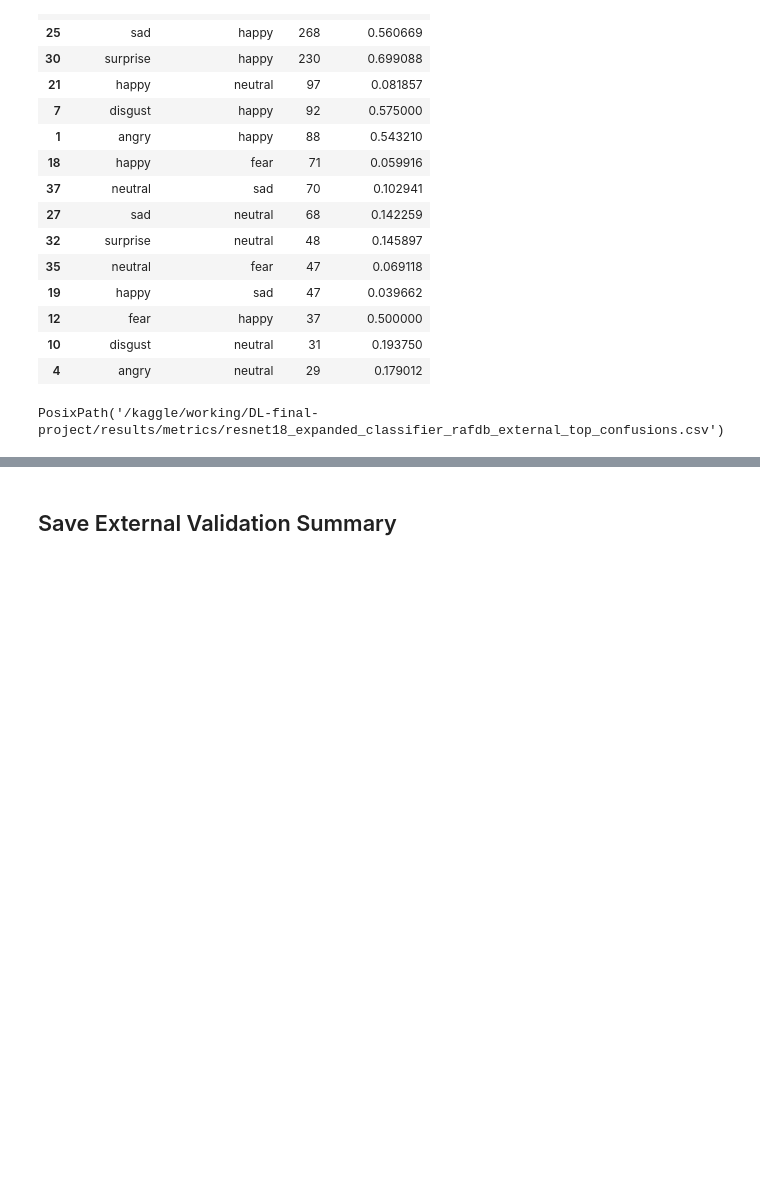
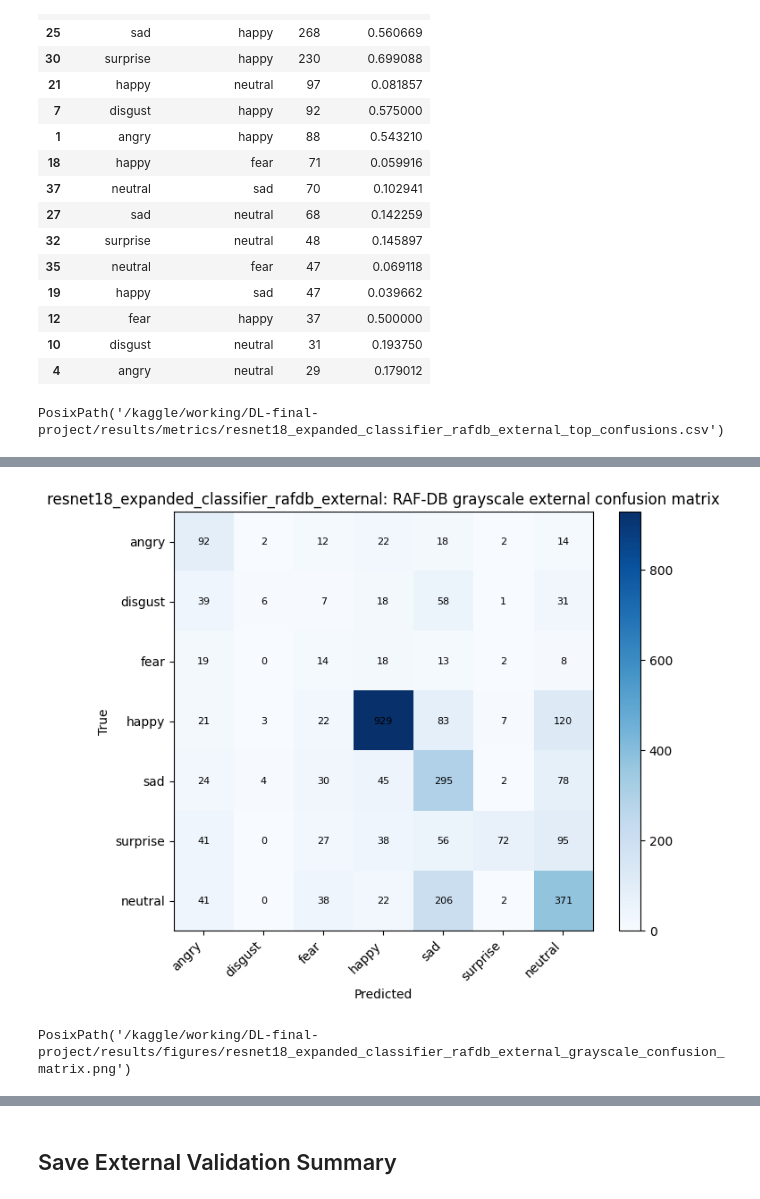
Before and after one commit to zsykk/DL-final-project, a Jupyter notebook: notebooks/05_external_validation_rafdb.ipynb, the cells around one changed output, grey strips where cells are left out. Cells and saved outputs as stored; diff of their text form; code cells hidden in the pictures; blank space fills up the shorter version.

Commit message:
Kaggle Notebook | External_test_02 | Version 2

```diff
--- a/notebooks/05_external_validation_rafdb.ipynb
+++ b/notebooks/05_external_validation_rafdb.ipynb
@@ -434,0 +445,10 @@ PosixPath('/kaggle/working/DL-final-project/results/metrics/resnet18_expanded_cl
+# %%
+y_true_gray, y_pred_gray = collect_predictions(model, rafdb_test_loader_gray, DEVICE)
+
+macro_f1_gray = f1_score(y_true_gray, y_pred_gray, average='macro', zero_division=0)
+weighted_f1_gray = f1_score(y_true_gray, y_pred_gray, average='weighted', zero_division=0)
+print('RAF-DB grayscale external macro F1:', round(macro_f1_gray, 4))
+print('RAF-DB grayscale external weighted F1:', round(weighted_f1_gray, 4))
+
+prediction_counts_gray = pd.Series(y_pred_gray).map(dict(enumerate(FER_LABELS))).value_counts()
+prediction_counts_gray
@@ -434,0 +493,24 @@ PosixPath('/kaggle/working/DL-final-project/results/metrics/resnet18_expanded_cl
+# %%
+cm_gray = confusion_matrix(y_true_gray, y_pred_gray, labels=list(range(len(FER_LABELS))))
+cm_gray_df = pd.DataFrame(cm_gray, index=FER_LABELS, columns=FER_LABELS)
+
+fig, ax = plt.subplots(figsize=(8, 6))
+im = ax.imshow(cm_gray, cmap='Blues')
+ax.set_xticks(range(len(FER_LABELS)), FER_LABELS, rotation=45, ha='right')
+ax.set_yticks(range(len(FER_LABELS)), FER_LABELS)
+ax.set_xlabel('Predicted')
+ax.set_ylabel('True')
+ax.set_title(f'{OUTPUT_PREFIX}: RAF-DB grayscale external confusion matrix')
+for i in range(cm_gray.shape[0]):
+    for j in range(cm_gray.shape[1]):
+        ax.text(j, i, int(cm_gray[i, j]), ha='center', va='center', fontsize=8)
+fig.colorbar(im, ax=ax, fraction=0.046, pad=0.04)
+fig.tight_layout()
+
+figure_gray_path = RESULTS_DIR / 'figures' / f'{OUTPUT_PREFIX}_grayscale_confusion_matrix.png'
+fig.savefig(figure_gray_path, dpi=160, bbox_inches='tight')
+plt.show()
+figure_gray_path
+# %% [output]
+[figure, added]
+PosixPath('/kaggle/working/DL-final-project/results/figures/resnet18_expanded_classifier_rafdb_external_grayscale_confusion_matrix.png')
```
Also changed, not shown: parts of 11 cells of this notebook.
